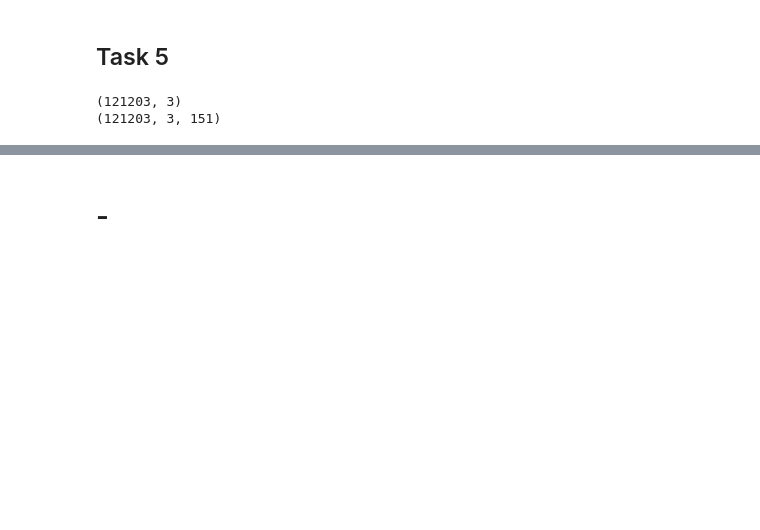
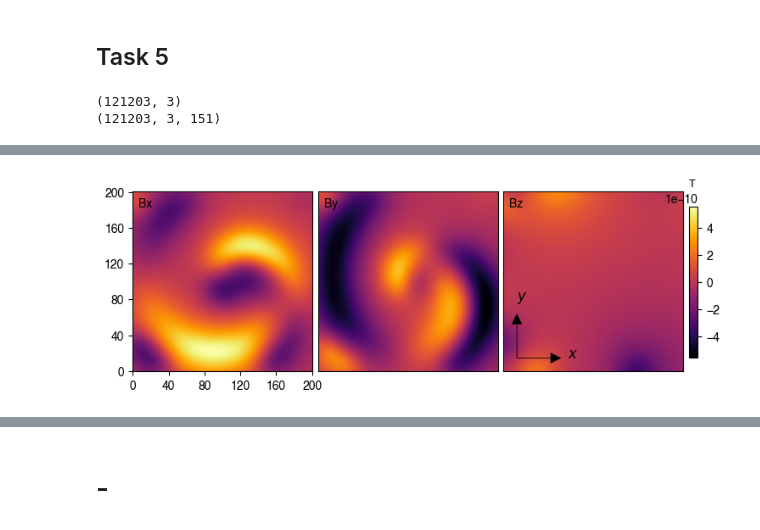
Before and after one commit to mikeonly/currio, a Jupyter notebook: notebooks/Multipole.ipynb, the cells around one changed output, grey strips where cells are left out. Drawn from its saved outputs; the diff is of its cells as text; code cells hidden in the pictures; blank space fills up the shorter version.

```diff
--- a/notebooks/Multipole.ipynb
+++ b/notebooks/Multipole.ipynb
@@ -787,0 +876,26 @@ plot_vector_field_2d_monopoles(GridSampler.pts_to_grid(cds_t, 201, 201)[0:2, :,
+# %%
+z_sensor = max(z_u) + 2e-3
+
+x_min, x_max = min(x_u), max(x_u)
+y_min, y_max = min(y_u), max(y_u)
+
+# Center of the slab
+x0 = 0.5 * (x_min + x_max)
+y0 = 0.5 * (y_min + y_max)
+
+# NV size
+FOVx = 2e-2
+FOVy = 2e-2
+
+# Resolution
+Nx = 201
+Ny = 201
+
+bounds = (x0-FOVx/2, x0+FOVx/2,
+          y0-FOVy/2, y0+FOVy/2,
+          z_sensor, z_sensor)
+
+sensor = RegularGridSensor(bounds=bounds, resolution=(Nx, Ny, 1))
+obs_pts = sensor.points
+# %%
+B_grid = get_b_from_monopoles_to_grid(gcs, gds, obs_pts, Nx, Ny)
@@ -787,0 +906,17 @@ plot_vector_field_2d_monopoles(GridSampler.pts_to_grid(cds_t, 201, 201)[0:2, :,
+# %%
+t_idx = 150
+Bx, By, Bz = B_grid[0,:,:,t_idx], B_grid[1,:,:,t_idx], B_grid[2,:,:,t_idx]
+
+data=np.stack([Bx,By,Bz], axis=0)
+
+fig = plot_n_components(
+    data,
+    units='T',
+    cmap='inferno',
+    labels=['Bx','By','Bz'],
+    alignment='horizontal',
+    symmetric=True,
+    show=True
+)
+# %% [output]
+[figure, added]
```
Also changed, not shown: parts of 22 cells of this notebook.
